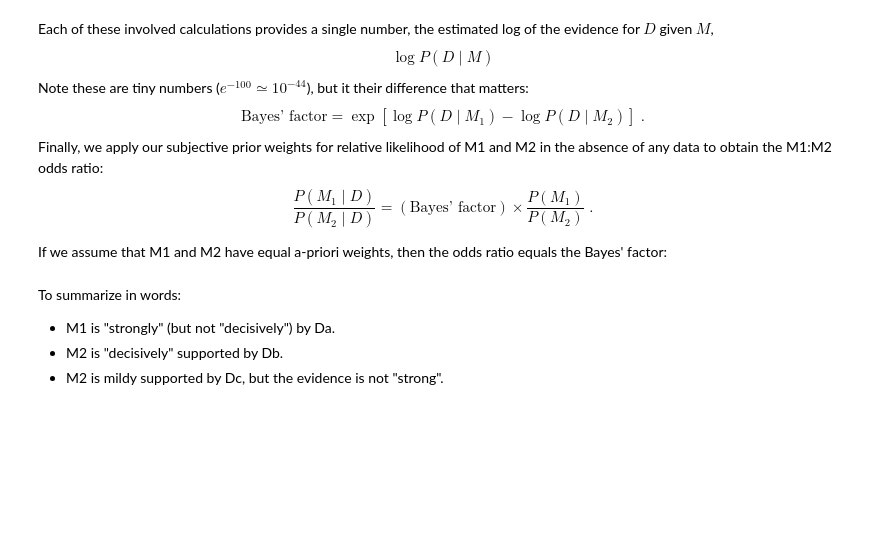
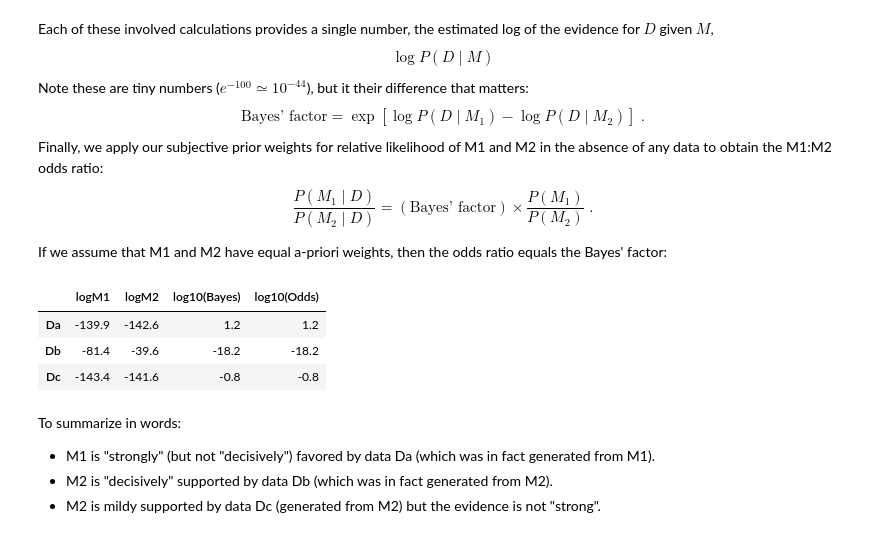
Before and after one commit to dkirkby/MachineLearningStatistics, a Jupyter notebook: notebooks/ModelSelection.ipynb, the cells around one changed output. Saved outputs shown, nothing was run; the diff lists cells and outputs as text; code cells hidden in the pictures; blank space fills up the shorter version.

```diff
--- a/notebooks/ModelSelection.ipynb
+++ b/notebooks/ModelSelection.ipynb
@@ -201,0 +199,24 @@ Do not worry about the details, at least until you need to perform a similar cal
+# %%
+def M1_logpost(D, mu, t):
+    # Perform change of variables.
+    sigma = np.exp(t)
+    # Apply priors on (mu, sigma)
+    if np.abs(mu) > 1: return -np.inf
+    if sigma < 0.05 or sigma > 1.0: return -np.inf
+    # Calculate and return the log-likelihood.
+    return scipy.stats.norm.logpdf(D, mu, sigma).sum()
+# %%
+def M2_logpost(D, mu, t1, t2):
+    # Perform change of variables.
+    mu1 = mu - 0.3
+    mu2 = mu + 0.3
+    sigma1 = np.exp(t1)
+    sigma2 = np.exp(t2)
+    # Apply priors on (mu, t1, t2)
+    if np.abs(mu) > 1: return -np.inf
+    if sigma1 < 0.05 or sigma1 > 1.0: return -np.inf
+    if sigma2 < 0.05 or sigma2 > 1.0: return -np.inf
+    # Calculate and return the log-likelihood.
+    return np.log(0.5 * (
+       scipy.stats.norm.pdf(D, mu1, sigma1) +
+       scipy.stats.norm.pdf(D, mu2, sigma2))).sum()
@@ -436,16 +455,21 @@ If we assume that M1 and M2 have equal a-priori weights, then the odds ratio equ
 # %%
 def summarize(M1_prior=0.5, M2_prior=0.5):
     results = pd.DataFrame({
         'logM1': [E_Da_M1, E_Db_M1, E_Dc_M1],
         'logM2': [E_Da_M2, E_Db_M2, E_Dc_M2]},
         index=('Da', 'Db', 'Dc'))
-    results['Bayes'] = np.exp(results['logM1'] - results['logM2'])
-    results['Odds'] = results['Bayes'] * M1_prior / M2_prior
-    return results.round(2)
+    results['log10(Bayes)'] = (results['logM1'] - results['logM2']) / np.log(10.)
+    results['log10(Odds)'] = results['log10(Bayes)'] + np.log10(M1_prior / M2_prior)
+    return results.round(1)
 
 summarize()
+# %% [output]
+|  | logM1 | logM2 | log10(Bayes) | log10(Odds) |
+| Da | -139.9 | -142.6 | 1.2 | 1.2 |
+| Db | -81.4 | -39.6 | -18.2 | -18.2 |
+| Dc | -143.4 | -141.6 | -0.8 | -0.8 |
 # %% [markdown]
 To summarize in words:
- - M1 is "strongly" (but not "decisively") by Da.
- - M2 is "decisively" supported by Db.
- - M2 is mildy supported by Dc, but the evidence is not "strong".
+ - M1 is "strongly" (but not "decisively") favored by data Da (which was in fact generated from M1).
+ - M2 is "decisively" supported by data Db (which was in fact generated from M2).
+ - M2 is mildy supported by data Dc (generated from M2) but the evidence is not "strong".
```
Also changed, not shown: parts of 28 cells of this notebook.
